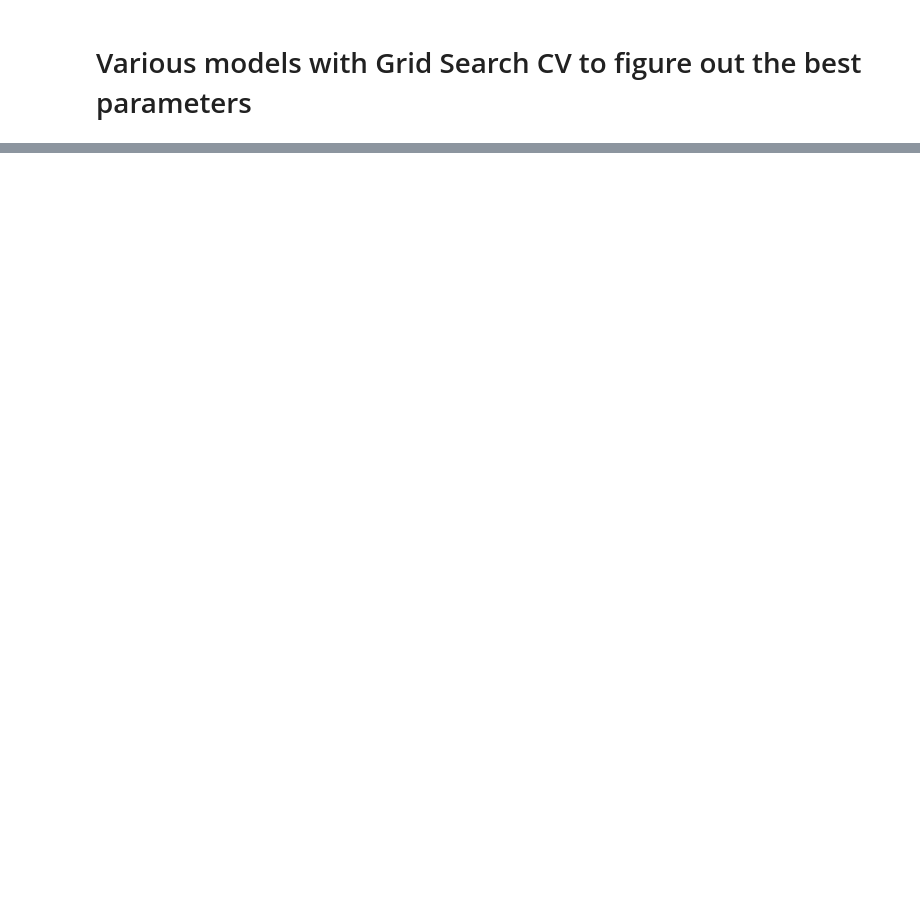
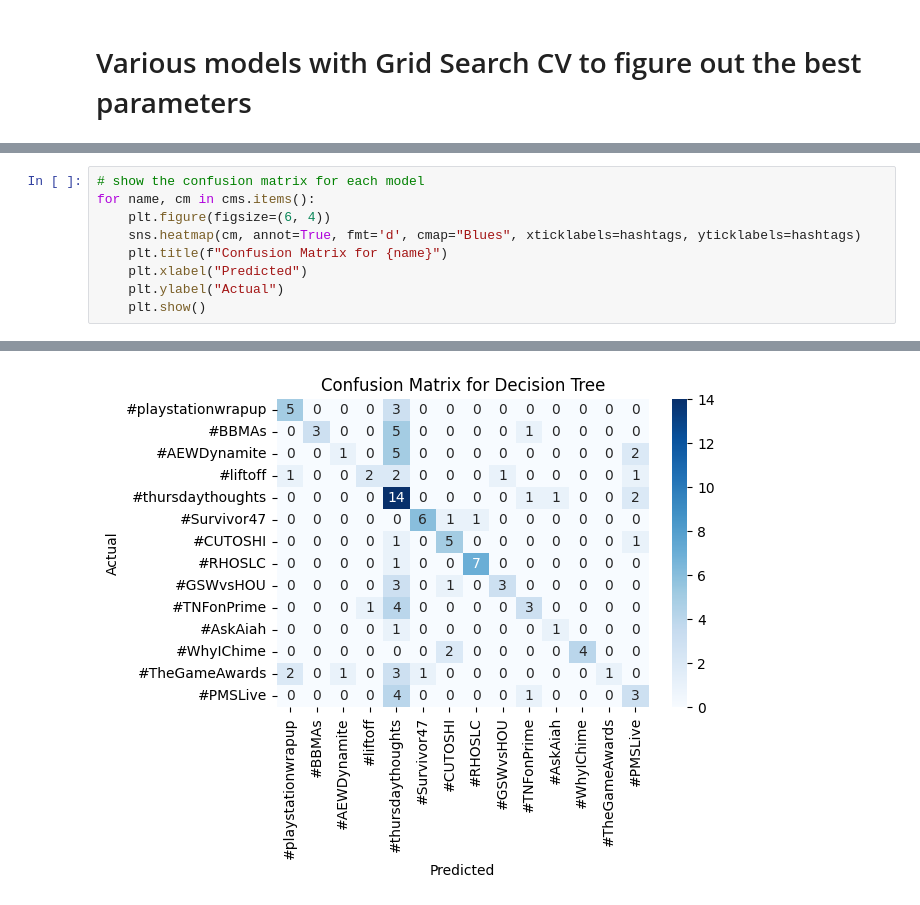
Before and after one commit to adchawla/kraftwerk, a Jupyter notebook: 04_CapstoneProject_GenerationOfRelevantHashTagsForSocialMediaPosts/notebooks/03_DataModellingAndEvaluation.ipynb, the cells around one changed output, grey strips where cells are left out. Drawn from its saved outputs; the diff is of its cells as text; blank space fills up the shorter version.

```diff
--- a/04_CapstoneProject_GenerationOfRelevantHashTagsForSocialMediaPosts/notebooks/03_DataModellingAndEvaluation.ipynb
+++ b/04_CapstoneProject_GenerationOfRelevantHashTagsForSocialMediaPosts/notebooks/03_DataModellingAndEvaluation.ipynb
@@ -267,0 +167,10 @@ Running GridSearchCV for Naive Bayes
+# %%
+# show the confusion matrix for each model
+for name, cm in cms.items():
+    plt.figure(figsize=(6, 4))
+    sns.heatmap(cm, annot=True, fmt='d', cmap="Blues", xticklabels=hashtags, yticklabels=hashtags)
+    plt.title(f"Confusion Matrix for {name}")
+    plt.xlabel("Predicted")
+    plt.ylabel("Actual")
+    plt.show()
+# %% [output]
@@ -267,0 +178 @@ Running GridSearchCV for Naive Bayes
+[figure, added]
```
Also changed, not shown: parts of 7 cells of this notebook.
